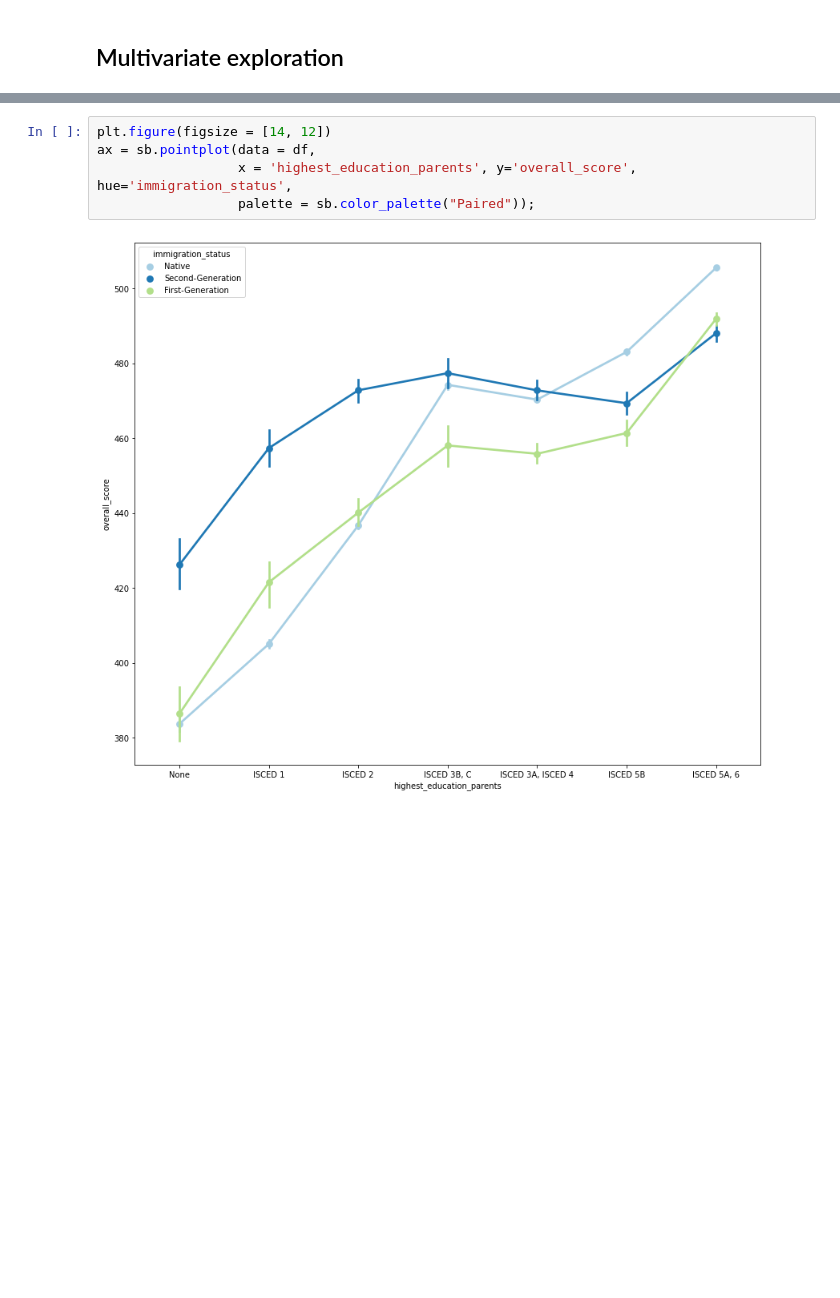
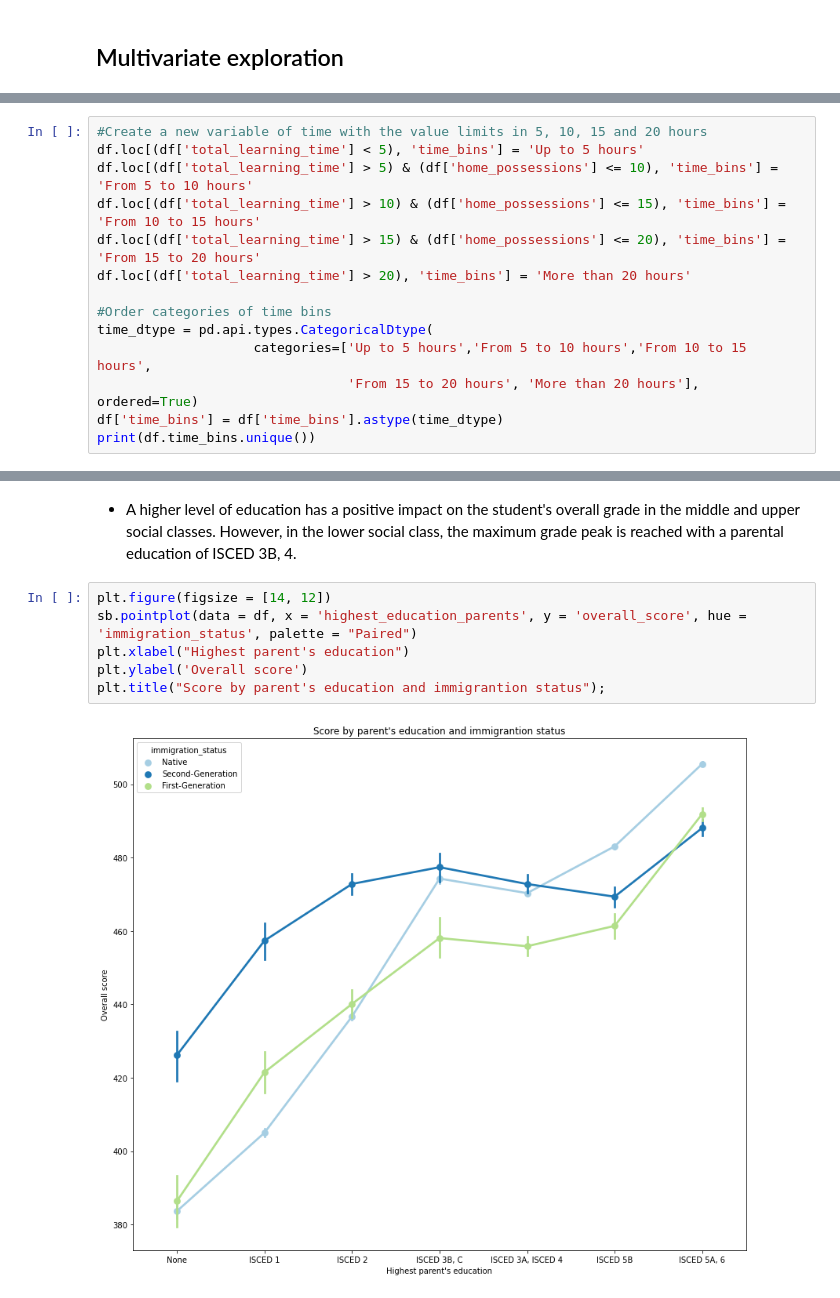
Before and after one commit to rubenvf/Comunicate-PISA-Findings, a Jupyter notebook: pisa_exploration.ipynb, the cells around one changed output, grey strips where cells are left out. Drawn from its saved outputs; the diff is of its cells as text; blank space fills up the shorter version.

```diff
--- a/pisa_exploration.ipynb
+++ b/pisa_exploration.ipynb
@@ -554,0 +571,14 @@ plt.show()
+# %%
+#Create a new variable of time with the value limits in 5, 10, 15 and 20 hours
+df.loc[(df['total_learning_time'] < 5), 'time_bins'] = 'Up to 5 hours'
+df.loc[(df['total_learning_time'] > 5) & (df['home_possessions'] <= 10), 'time_bins'] = 'From 5 to 10 hours'
+df.loc[(df['total_learning_time'] > 10) & (df['home_possessions'] <= 15), 'time_bins'] = 'From 10 to 15 hours'
+df.loc[(df['total_learning_time'] > 15) & (df['home_possessions'] <= 20), 'time_bins'] = 'From 15 to 20 hours'
+df.loc[(df['total_learning_time'] > 20), 'time_bins'] = 'More than 20 hours'
+
+#Order categories of time bins
+time_dtype = pd.api.types.CategoricalDtype(
+                    categories=['Up to 5 hours','From 5 to 10 hours','From 10 to 15 hours',
+                                'From 15 to 20 hours', 'More than 20 hours'], ordered=True)
+df['time_bins'] = df['time_bins'].astype(time_dtype)
+print(df.time_bins.unique())
@@ -555,7 +624,10 @@ plt.show()
+# %% [markdown]
+- A higher level of education has a positive impact on the student's overall grade in the middle and upper social classes. However, in the lower social class, the maximum grade peak is reached with a parental education of ISCED 3B, 4.
 # %%
 plt.figure(figsize = [14, 12])
-ax = sb.pointplot(data = df,
-                  x = 'highest_education_parents', y='overall_score', hue='immigration_status',
-                  palette = sb.color_palette("Paired"));
+sb.pointplot(data = df, x = 'highest_education_parents', y = 'overall_score', hue = 'immigration_status', palette = "Paired")
+plt.xlabel("Highest parent's education")
+plt.ylabel('Overall score')
+plt.title("Score by parent's education and immigrantion status");
 # %% [output]
-[figure, old version]
+[figure, new version]
```
Also changed, not shown: parts of 56 cells of this notebook.
